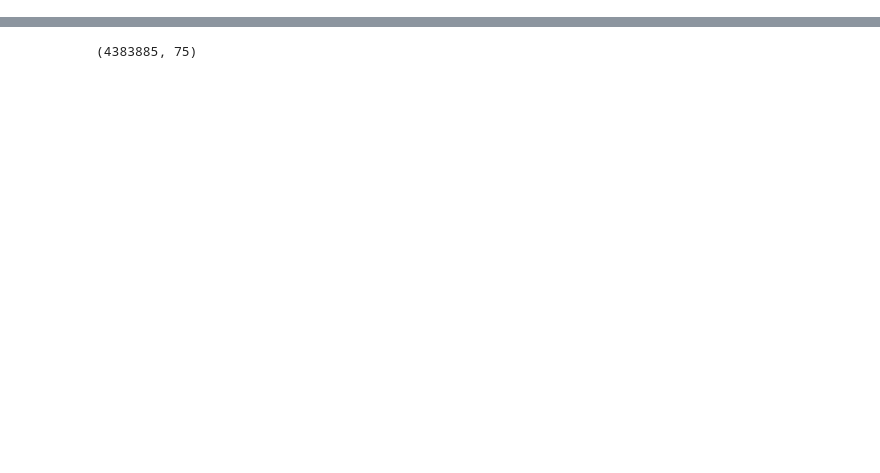
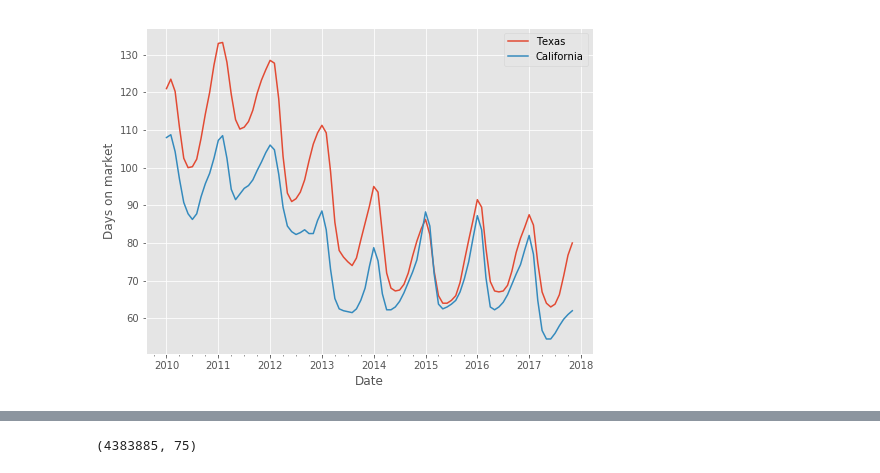
Before and after one commit to cliffrunner/Springboard_Capstone_1, a Jupyter notebook: Capstone_1_predicting_house_price.ipynb, the cells around one changed output, grey strips where cells are left out. Saved outputs shown, nothing was run; the diff lists cells and outputs as text; code cells hidden in the pictures; blank space fills up the shorter version.

```diff
--- a/Capstone_1_predicting_house_price.ipynb
+++ b/Capstone_1_predicting_house_price.ipynb
@@ -6,3 +29,9 @@ data: https://www.kaggle.com/c/house-prices-advanced-regression-techniques/data
 import pandas as pd
 import numpy as np
 import matplotlib.pyplot as plt
+from matplotlib.pyplot import figure
+plt.style.use('ggplot')
+import seaborn as sns
+import plotly.plotly as py
+import plotly
+import plotly.figure_factory as ff
@@ -8,0 +40,3 @@ import matplotlib.pyplot as plt
+# %%
+data_directory = 'data_zillow_econ/State_time_series.csv'
+df_state = pd.read_csv(data_directory, parse_dates=True, index_col='Date')
@@ -8,0 +65,3 @@ import matplotlib.pyplot as plt
+# %%
+df_state['year'] = df_state.index.year
+df_state_year = df_state.groupby(['RegionName','year']).mean()
@@ -8,0 +339,10 @@ import matplotlib.pyplot as plt
+# %%
+df_texas = df_state[df_state['RegionName']=='Texas']
+df_cal = df_state[df_state['RegionName']=='California']
+df_texas['DaysOnZillow_AllHomes'].plot(figsize=(8,6))
+df_cal['DaysOnZillow_AllHomes'].plot(figsize=(8,6))
+plt.ylabel('Days on market')
+plt.legend(['Texas','California'])
+plt.show()
+# %% [output]
+[figure, added]
```
Also changed, not shown: parts of 32 cells of this notebook.
